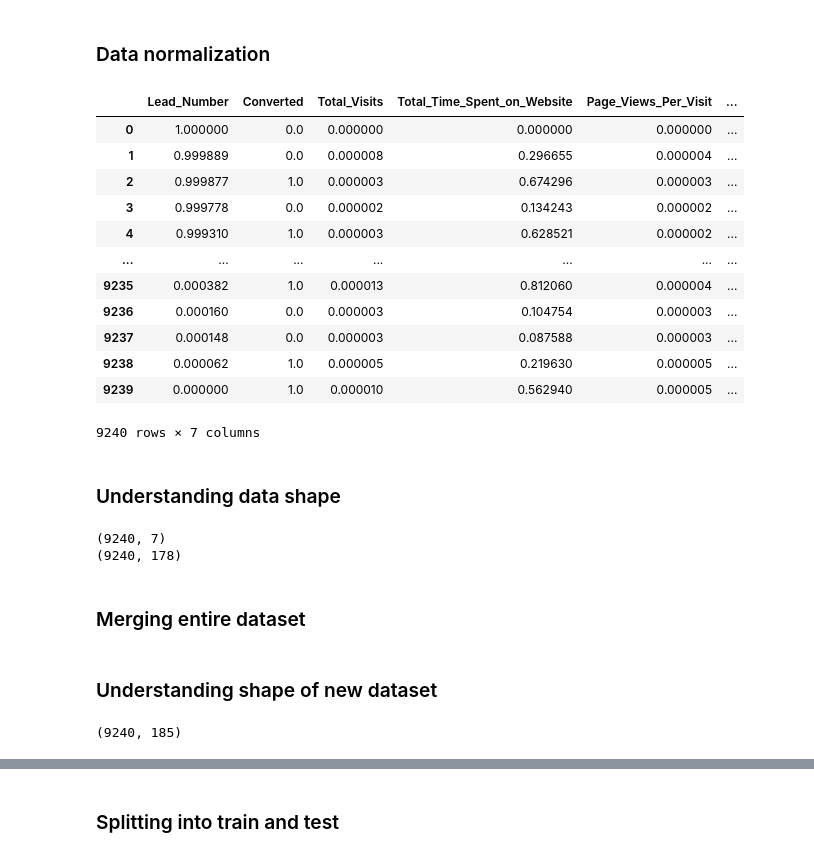
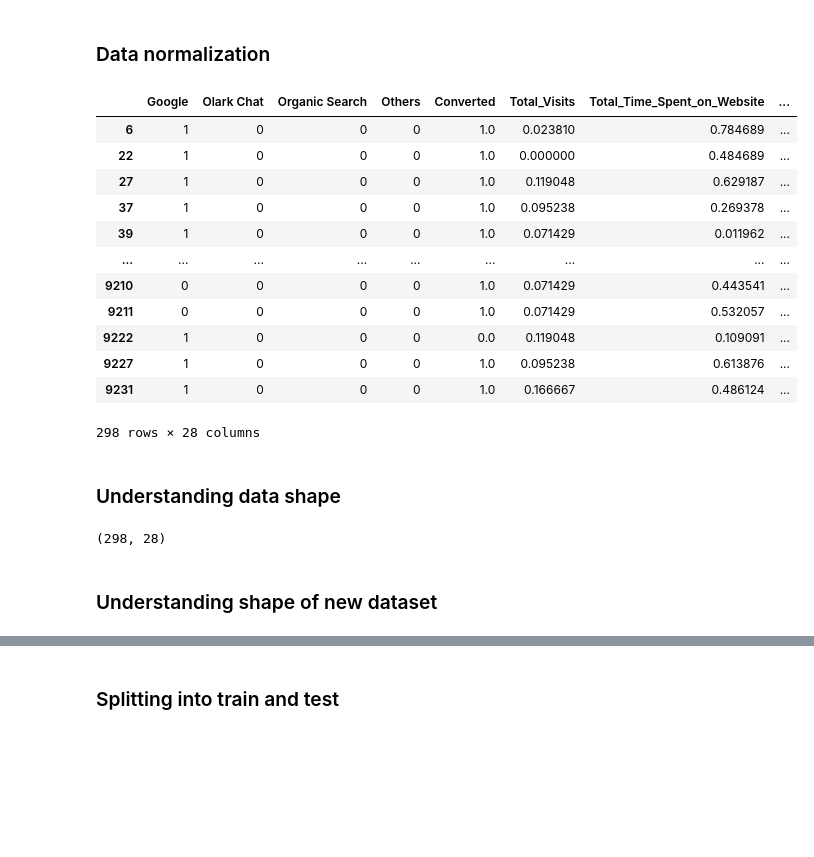
Before and after one commit to MrBinit/Supervised-Learning, a Jupyter notebook: logistic regression/Lead analysis.ipynb, the cells around one changed output, grey strips where cells are left out. Cells and saved outputs as stored; diff of their text form; code cells hidden in the pictures; blank space fills up the shorter version.

```diff
--- a/logistic regression/Lead analysis.ipynb
+++ b/logistic regression/Lead analysis.ipynb
@@ -848,0 +1007,4 @@ IntCastingNaNError: Cannot convert non-finite values (NA or inf) to integer
+# %%
+City_dummy = pd.get_dummies(data.City, drop_first = True)
+City_dummy = City_dummy.astype(int)
+City_dummy
@@ -848,0 +1025,4 @@ IntCastingNaNError: Cannot convert non-finite values (NA or inf) to integer
+# %%
+Last_Notable_Activity_dummy = pd.get_dummies(data.Last_Notable_Activity, drop_first = True)
+Last_Notable_Activity_dummy = Last_Notable_Activity_dummy.astype(int)
+Last_Notable_Activity_dummy
@@ -849 +1043,11 @@ IntCastingNaNError: Cannot convert non-finite values (NA or inf) to integer
+# %%
+columns_to_drop = ['Lead_Source',  'Last_Activity',
+                   'Country', 'Specialization', 'How_did_you_hear_about_X_Education',
+                   'Tags', 'Lead_Quality', 'Lead_Profile', 'City', 'Last_Notable_Activity', 'Lead_Number']
+data = data.drop(columns=columns_to_drop)
+# %%
+dfs_to_concat = [lead_source_dummy, data, Last_Notable_Activity_dummy, City_dummy, Lead_Profile_dummy, Lead_Quality_dummy, Tags_dummy, How_did_you_hear_about_X_Education_dummy, Specialization_dummy, Country_dummy, Last_Activity_dummy]
+
+# Concatenate the DataFrames along the columns (axis=1)
+df = pd.concat(dfs_to_concat, axis=1)
 # %%
@@ -1100,30 +1104,22 @@ numeric.describe()
 # %%
 scaler = MinMaxScaler()
 normalized_data = ['Lead_Number', 'Total_Visits', 'Total_Time_Spent_on_Website',
-                   'Page_Views_Per_Visit', 'Asymmetrique_Activity_Score', 'Asymmetrique_Profile_Score']
-numeric[numeric_data] = scaler.fit_transform(numeric[numeric_data])
-numeric
+                   'Page_Views_Per_Visit', 'Asymmetrique_Activity_Score', 'Asymmetrique_Profile_Score', 'Converted']
+df[numeric_data] = scaler.fit_transform(df[numeric_data])
+df
 # %% [output]
-|  | Lead_Number | Converted | Total_Visits | Total_Time_Spent_on_Website | Page_Views_Per_Visit | ... |
-| 0 | 1.000000 | 0.0 | 0.000000 | 0.000000 | 0.000000 | ... |
-| 1 | 0.999889 | 0.0 | 0.000008 | 0.296655 | 0.000004 | ... |
-| 2 | 0.999877 | 1.0 | 0.000003 | 0.674296 | 0.000003 | ... |
-| 3 | 0.999778 | 0.0 | 0.000002 | 0.134243 | 0.000002 | ... |
-| 4 | 0.999310 | 1.0 | 0.000003 | 0.628521 | 0.000002 | ... |
-| ... | ... | ... | ... | ... | ... | ... |
-| 9235 | 0.000382 | 1.0 | 0.000013 | 0.812060 | 0.000004 | ... |
-| 9236 | 0.000160 | 0.0 | 0.000003 | 0.104754 | 0.000003 | ... |
-| 9237 | 0.000148 | 0.0 | 0.000003 | 0.087588 | 0.000003 | ... |
-| 9238 | 0.000062 | 1.0 | 0.000005 | 0.219630 | 0.000005 | ... |
-| 9239 | 0.000000 | 1.0 | 0.000010 | 0.562940 | 0.000005 | ... |
+|  | Google | Olark Chat | Organic Search | Others | Converted | Total_Visits | Total_Time_Spent_on_Website | ... |
+| 6 | 1 | 0 | 0 | 0 | 1.0 | 0.023810 | 0.784689 | ... |
+| 22 | 1 | 0 | 0 | 0 | 1.0 | 0.000000 | 0.484689 | ... |
+| 27 | 1 | 0 | 0 | 0 | 1.0 | 0.119048 | 0.629187 | ... |
+| 37 | 1 | 0 | 0 | 0 | 1.0 | 0.095238 | 0.269378 | ... |
+| 39 | 1 | 0 | 0 | 0 | 1.0 | 0.071429 | 0.011962 | ... |
+| ... | ... | ... | ... | ... | ... | ... | ... | ... |
+| 9210 | 0 | 0 | 0 | 0 | 1.0 | 0.071429 | 0.443541 | ... |
+| 9211 | 0 | 0 | 0 | 0 | 1.0 | 0.071429 | 0.532057 | ... |
+| 9222 | 1 | 0 | 0 | 0 | 0.0 | 0.119048 | 0.109091 | ... |
+| 9227 | 1 | 0 | 0 | 0 | 1.0 | 0.095238 | 0.613876 | ... |
+| 9231 | 1 | 0 | 0 | 0 | 1.0 | 0.166667 | 0.486124 | ... |
-9240 rows × 7 columns
+298 rows × 28 columns
 # %% [markdown]
 ### Understanding data shape
-# %%
-print(numeric.shape)
-print(df_dummies.shape)
-# %% [output]
-(9240, 7)
-(9240, 178)
-# %% [markdown]
-### Merging entire dataset
@@ -1132,9 +1126,9 @@ df = pd.concat([df_dummies, numeric], axis = 1)
+# %%
+print(df.shape)
+# %% [output]
+(298, 28)
 # %% [markdown]
 ### Understanding shape of new dataset
-# %%
-df.shape
-# %% [output]
-(9240, 185)
 # %%
 df.head(10)
 # %% [output]
```
Also changed, not shown: parts of 55 cells of this notebook.
